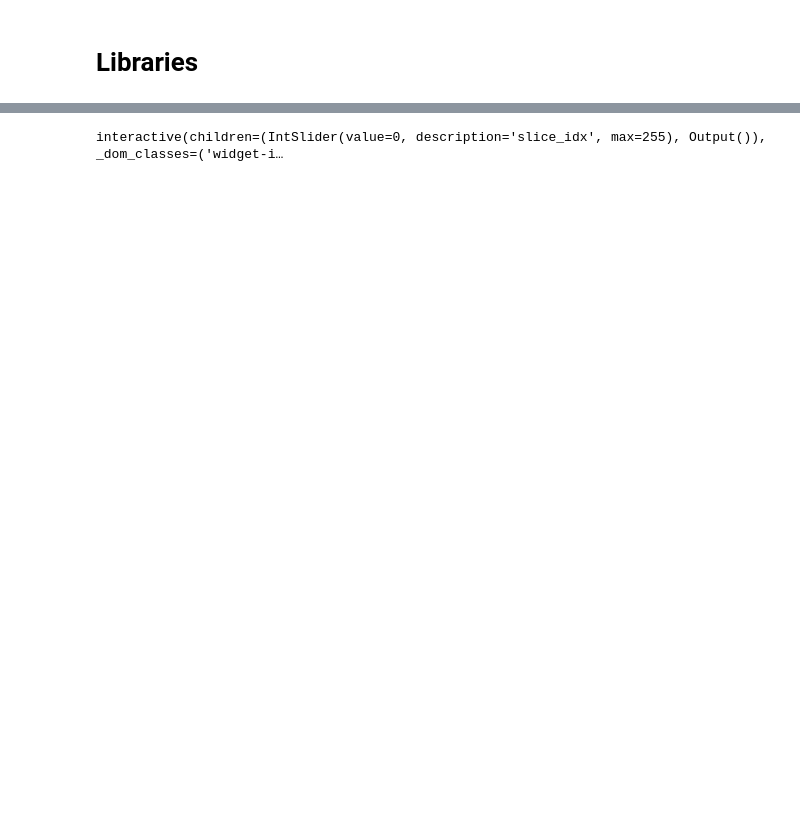
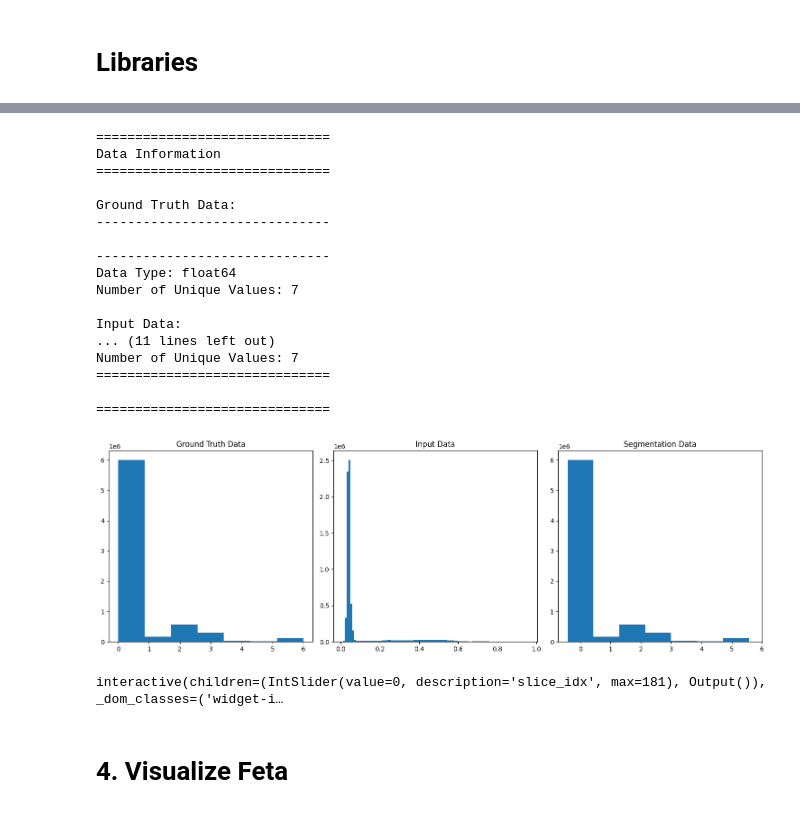
Before and after one commit to FrancoisPorcher/deep-neurosegmentation, a Jupyter notebook: notebooks/visualization.ipynb, the cells around one changed output, grey strips where cells are left out. Saved outputs shown, nothing was run; the diff lists cells and outputs as text; code cells hidden in the pictures; blank space fills up the shorter version.

```diff
--- a/notebooks/visualization.ipynb
+++ b/notebooks/visualization.ipynb
@@ -70,0 +111,3 @@ Number of Unique Values: 5
+# %%
+ground_truth_path, input_path, segmentation_path = get_random_file_paths(dbb_path)
+ground_truth_data, input_data, segmentation_data = load_nifti_triplet(ground_truth_path, input_path, segmentation_path)
@@ -71,10 +132,32 @@ Number of Unique Values: 5
+# %%
+# Report data information
+report_data_info(ground_truth_data, input_data, segmentation_data)
+# %% [output]
+==============================
+Data Information
+==============================
+
+Ground Truth Data:
+------------------------------
+
+------------------------------
+Data Type: float64
+Number of Unique Values: 7
+
+Input Data:
+... (11 lines left out)
+Number of Unique Values: 7
+==============================
+
+==============================
+[figure, added]
 # %%
 import ipywidgets as widgets
 from ipywidgets import interactive
 import matplotlib.pyplot as plt
 import numpy as np
 
-def plot_slices(ground_truth_data, input_data, segmentation_data, slice_idx=0):
+def plot_dbb_slices(ground_truth_data, input_data, segmentation_data, slice_idx=0):
     fig, axes = plt.subplots(1, 3, figsize=(15, 5))
 
     # Get the colormap objects
@@ -95,17 +178,19 @@ def plot_slices(ground_truth_data, input_data, segmentation_data, slice_idx=0):
 
     fig.subplots_adjust(wspace=0.05)
 
-    # Create a legend
-    colors = [nipy_spectral_cmap(i) for i in np.linspace(0, 1, 5)]
-    labels = ['Label 1', 'Label 2', 'Label 3', 'Label 4', 'Label 5']
+    # Create a legend for 8 classes (0 = background)
+    colors = [nipy_spectral_cmap(i) for i in np.linspace(0, 1, 8)]
+    labels = ['Background', 'Label 1', 'Label 2', 'Label 3', 'Label 4', 'Label 5', 'Label 6', 'Label 7']
     lines = [plt.Line2D([0], [0], color=c, lw=4) for c in colors]
-    fig.legend(lines, labels, loc='lower center', ncol=5)
+    fig.legend(lines, labels, loc='lower center', ncol=8)
 
     return fig
 
-# Create an interactive slider
-slice_slider = widgets.IntSlider(value=0, min=0, max=ground_truth_data.shape[2] - 1)
-interact = interactive(plot_slices, ground_truth_data=widgets.fixed(ground_truth_data), input_data=widgets.fixed(input_data), segmentation_data=widgets.fixed(segmentation_data), slice_idx=slice_slider)
-display(interact)
+# Create an interactive slider for Feta dataset
+slice_slider_feta = widgets.IntSlider(value=0, min=0, max=ground_truth_data.shape[2] - 1)
+interact_feta = interactive(plot_dbb_slices, ground_truth_data=widgets.fixed(ground_truth_data), input_data=widgets.fixed(input_data), segmentation_data=widgets.fixed(segmentation_data), slice_idx=slice_slider_feta)
+display(interact_feta)
 # %% [output]
-interactive(children=(IntSlider(value=0, description='slice_idx', max=255), Output()), _dom_classes=('widget-i…
+interactive(children=(IntSlider(value=0, description='slice_idx', max=181), Output()), _dom_classes=('widget-i…
+# %% [markdown]
+# 4. Visualize Feta
```
Also changed, not shown: parts of 10 cells of this notebook, 4 other files.
